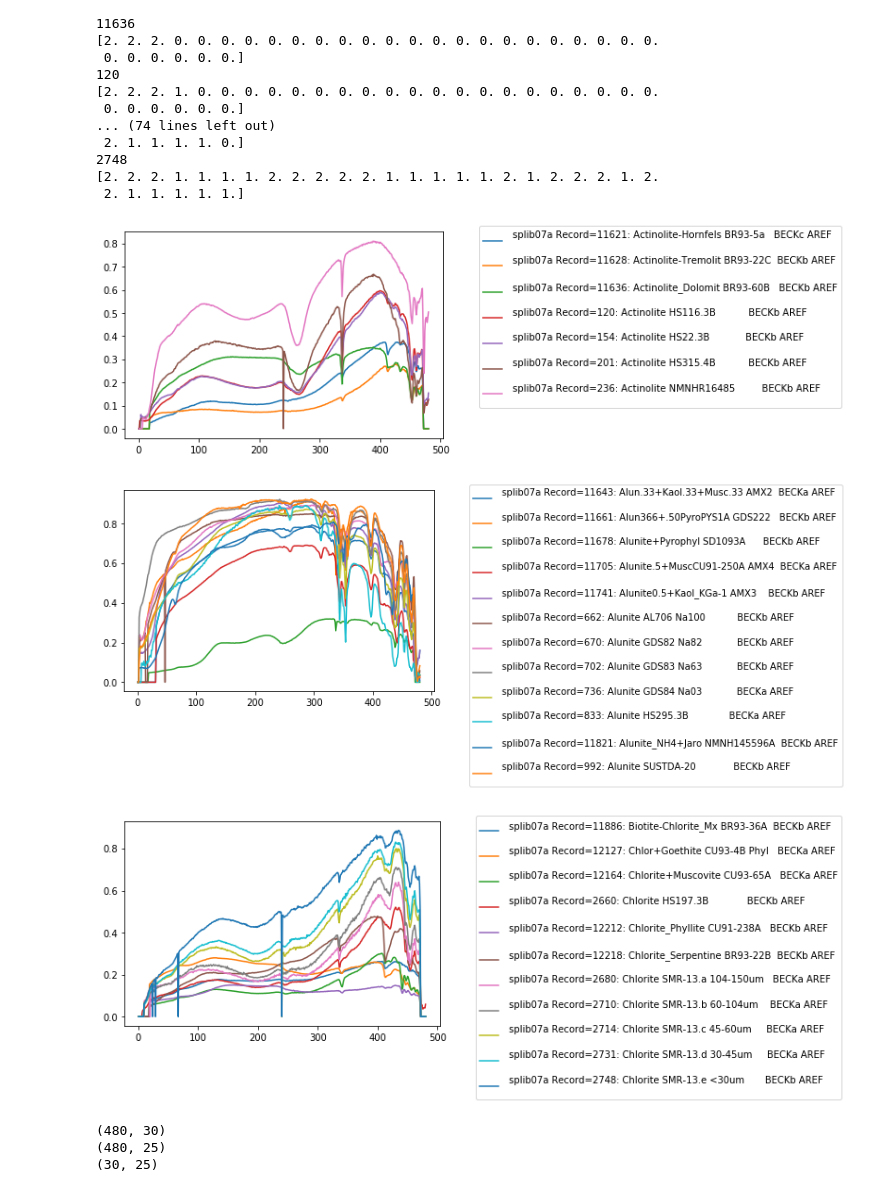
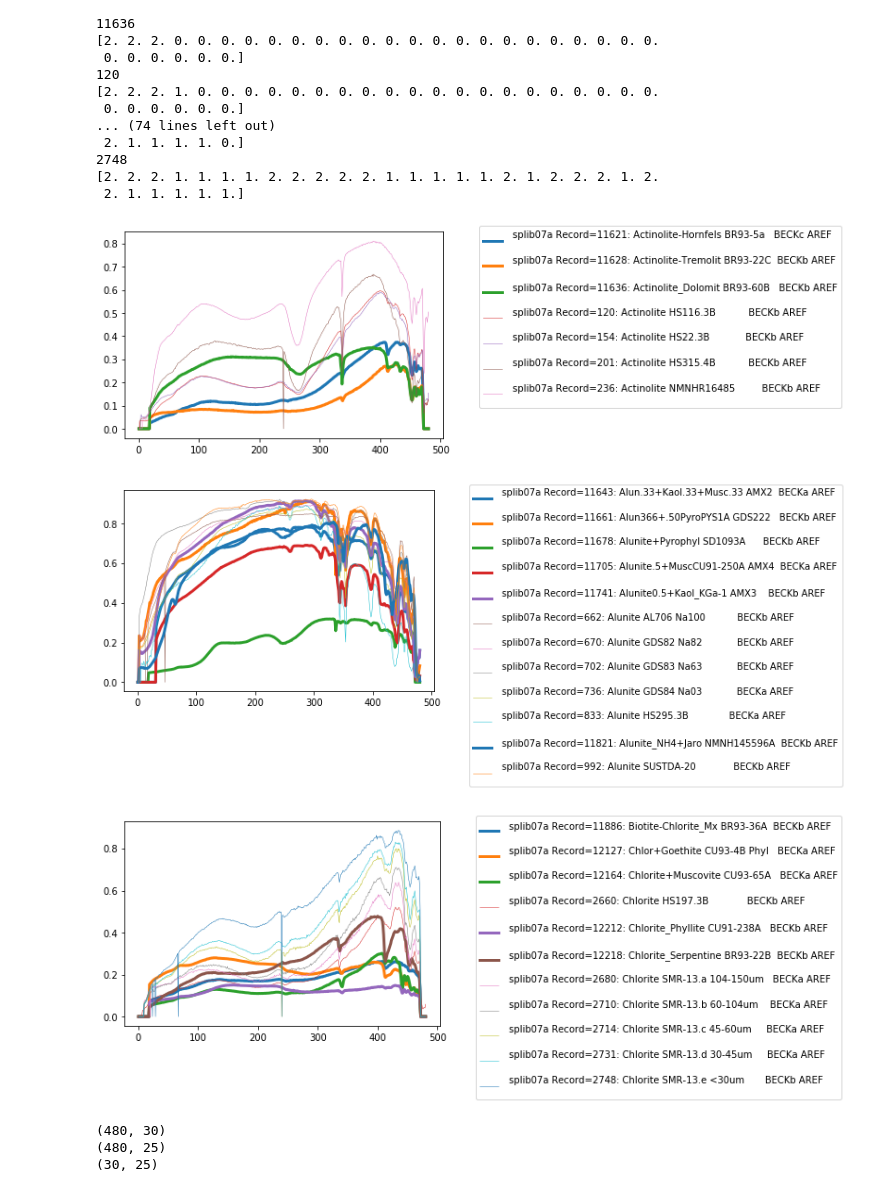
Before and after one commit to velexi-corporation/RESEARCH-2020-SpectraML, a Jupyter notebook: lab-notebook/bsong/2019-07-03-BPS - mineral separated from mixture.ipynb, the cells around one changed output. Cells and saved outputs as stored; diff of their text form; code cells hidden in the pictures.

```diff
--- a/lab-notebook/bsong/2019-07-03-BPS - mineral separated from mixture.ipynb
+++ b/lab-notebook/bsong/2019-07-03-BPS - mineral separated from mixture.ipynb
@@ -168,10 +168,15 @@ test_labels = y[test_set_indices, :]
 
 # plot each class in a separate plot
 # plot spectra names in legend
+# plot minerals and mixtures w diff line widths
 
+# variables
 num0 = 0 #number of samples of class 0
 num1 = 0
 num2 = 0
+
+mineral_linewidth = 1         # linewidth = 1 is default
+mixture_linewidth = 3
 
 # count the number of each class to make spectra0, spectra1, spectra2 databases
 for i in range(num_samples):
@@ -191,46 +196,72 @@ labels0 = ["" for x in range(num0)]
 labels1 = ["" for x in range(num1)]
 labels2 = ["" for x in range(num2)]
 
+linewidth0 = np.zeros(num0)
+linewidth1 = np.zeros(num1)
+linewidth2 = np.zeros(num2)
+
 
 # make counters for each database to place spectra
 i0 = 0
 i1 = 0
 i2 = 0
 
+# set linewidth for the spectrum
 # populate class-specific databases spectra0, ...1, ...2
 for i in range(num_samples):
+
+    # set linewidth
+    #testcode
+    #print(spectrum_categories)
+    #print(spectrum_categories[i])
+
+    if spectrum_categories[i] == is_a_mineral:
+        linewidth = mineral_linewidth
+
+        #testcode
+        #print('min')
+    else:
+        linewidth = mixture_linewidth
+
+        #testcode
+        #print('mix')
+
+    # populate matrices for making each class plot
     if y[i,0]== 0:
         spectra0[i0,:] = spectra[i,:]
         labels0[i0] = spectrum_names[i]
+        linewidth0[i0] = linewidth
         i0 +=1
     elif y[i,0]== 1:
         spectra1[i1,:] = spectra[i,:]
         labels1[i1] = spectrum_names[i]
+        linewidth1[i1] = linewidth
         i1 +=1
     else:
         spectra2[i2,:] = spectra[i,:]
         labels2[i2] = spectrum_names[i]
+        linewidth2[i2] = linewidth
         i2 +=1
 
 # plot each class-specific database separately
 for i in range(i0):
-    plt.plot(range(1, spectrum_len+1), spectra0[i,:], label = labels0[i])
+    plt.plot(range(1, spectrum_len+1), spectra0[i,:], label = labels0[i], linewidth = linewidth0[i])
 plt.legend(bbox_to_anchor=(1.1, 1.05))
 plt.show()
 
 for i in range(i1):
-    plt.plot(range(1, spectrum_len+1), spectra1[i,:], label = labels1[i])
+    plt.plot(range(1, spectrum_len+1), spectra1[i,:], label = labels1[i], linewidth = linewidth1[i])
 plt.legend(bbox_to_anchor=(1.1, 1.05))
 plt.show()
 
 for i in range(i2):
-    plt.plot(range(1, spectrum_len+1), spectra2[i,:], label = labels2[i])
+    plt.plot(range(1, spectrum_len+1), spectra2[i,:], label = labels2[i], linewidth = linewidth2[i])
 plt.legend(bbox_to_anchor=(1.1, 1.05))
 plt.show()
 # %% [output]
-[figure, old version]
+[figure, new version]
-[figure, old version]
+[figure, new version]
-[figure, old version]
+[figure, new version]
 # %%
 # --- kfold cross validation
 # %%
```
Also changed, not shown: parts of 5 cells of this notebook.
